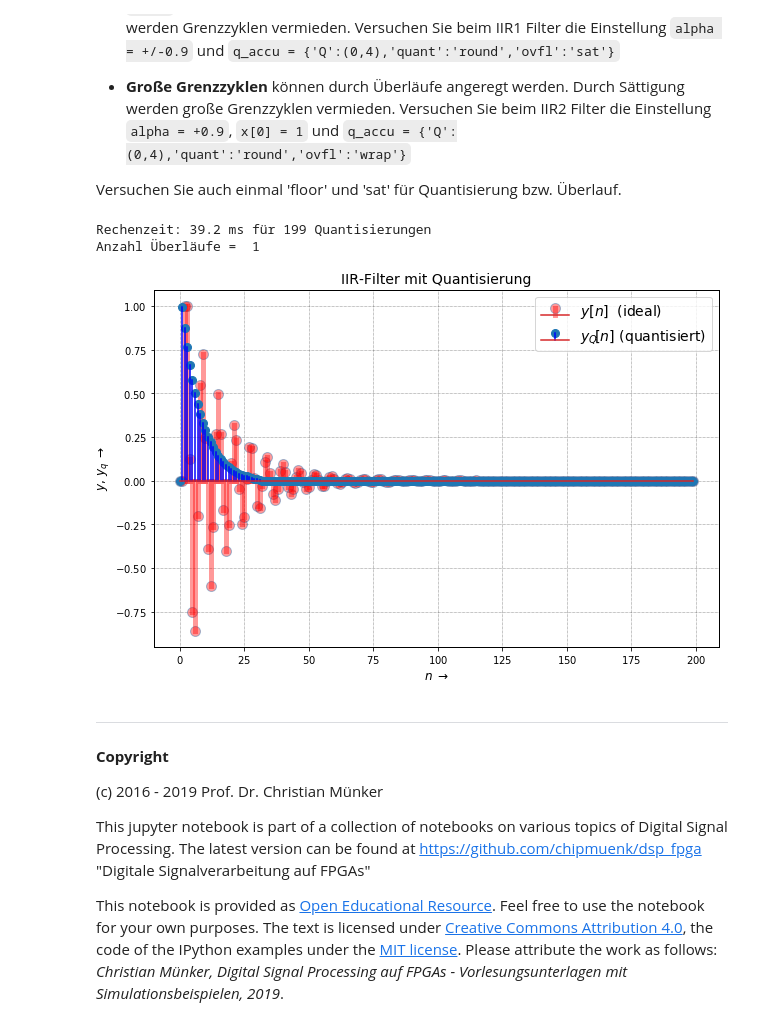
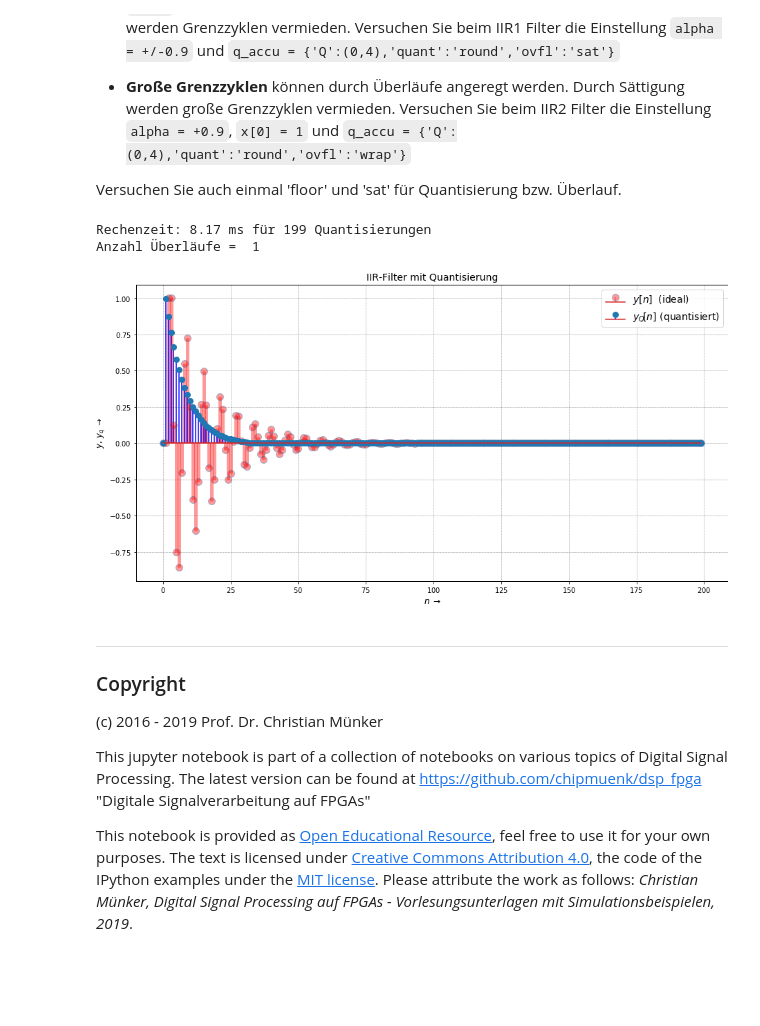
Before and after one commit to chipmuenk/dsp, a Jupyter notebook: notebooks/07_FIX/FIX_limit_cycles.ipynb, the cells around one changed output. Saved outputs shown, nothing was run; the diff lists cells and outputs as text; code cells hidden in the pictures; blank space fills up the shorter version.

Commit message:
update formatting Signed-off-by: Christian Münker <mail@chipmuenk.de>

```diff
--- a/notebooks/07_FIX/FIX_limit_cycles.ipynb
+++ b/notebooks/07_FIX/FIX_limit_cycles.ipynb
@@ -6,6 +6,8 @@ In diesem Notebook wird gezeigt, wie bei IIR - Filtern Quantisierung zu "Zero-In
 # %%
 import os, sys
 import time
+import numpy as np
+
 module_path = os.path.abspath(os.path.join('..')) # append directory one level up to import path
 if module_path not in sys.path:  # ... if it hasn't been appended already
     sys.path.append(module_path)
@@ -13,15 +15,9 @@ import dsp_fpga_lib as dsp # import and set plot properties
 import dsp_fpga_fix_lib as fx
 
 import matplotlib.pyplot as plt
-from matplotlib.pyplot import figure, plot, stem, grid, xlabel, ylabel, \
-    subplot, title, clf, xlim, ylim
 %matplotlib inline
-
-import numpy as np
-from numpy import sin, cos, tan, angle, pi, array, arange, log10, zeros, \
-  linspace, ones, sqrt
-
-plt.rcParams["figure.figsize"] = [9, 6]
+#plt.style.use('../script.mplstyle')
+figsize = {"figsize":(13,7)}
 # %% [markdown]
 ## Simulation
 Um den Einfluss von Quantisierung, Überlauf etc. auf die Eigenschaftgen eines Filters (oder eines anderen zeitdiskreten Systems) zu sehen, muss man das Filter im Zeitbereich simulieren. Alle anderen Analysemethoden (P/N-Diagramm, freqz() etc.) nutzen die z-Transformation, die nur für LTI-Systeme definiert ist. Quantisierung und Überlauf-/Sättigungseffekte sind aber nichtlineare Effekte!
@@ -32,7 +28,7 @@ def IIR1(q_inst, x, a):
     """
     Rekursives Filter mit y[i] = Q< x[i-1] + a y[i-1] >
     """
-    y = zeros(len(x))
+    y = np.zeros(len(x))
     for i in range(0,len(x)-1):
         y[i+1] = q_inst.fixp(x[i] + a * y[i])
     return y
@@ -41,7 +37,7 @@ def IIR2(q_inst, x, a):
     """
     Rekursives Filter mit y[i] = Q< x[i-2] + y[i-1] - a y[i-2] >
     """
-    y = zeros(len(x))
+    y = np.zeros(len(x))
     for i in range(len(x)-2):
         y[i+2] = q_inst.fixp(x[i] + y[i+1] - y[i]*a)
     return y
@@ -59,7 +55,7 @@ Versuchen Sie auch einmal 'floor' und 'sat' für Quantisierung bzw. Überlauf.
 alpha = 0.93 # Koeffizient
 N_sim = 200 # Anzahl Simulationsschritte
 
-x = zeros(N_sim); x[0] = 1.0 # x ist dirac-Stoß mit Gew. 1.0
+x = np.zeros(N_sim); x[0] = 1.0 # x ist dirac-Stoß mit Gew. 1.0
 
  # Koeffizientenquantisierung:
 q_coeff = {'WI':0,'WF':3,'quant':'round','ovfl':'wrap'}
@@ -71,49 +67,46 @@ q_accu = {'Q':0.8,'quant':'fix','ovfl':'sat'}  # große Grenzzyklen bei QI = 0
 
 # Keine Quantisierung ->  Werte für I, F beliebig
 q_ideal = {'WI':0,'WF':0,'quant':'none','ovfl':'none'}
 
 fx_coeff = fx.Fixed(q_coeff) # Fixpoint Object mit Parametern "q_coeff"
 alpha_q  = fx_coeff.fixp(alpha) # berechne  quantisierten Koeffizienten
 
 fx_IIR_id = fx.Fixed(q_ideal) # Fixpoint-Objekt ohne Quantisierung und Overflow
 fx_IIR = fx.Fixed(q_accu) # Fixpoint-Objekt mit Parametern "q_accu"
 
-n = arange(N_sim)
+n = np.arange(N_sim)
 t1 = time.perf_counter()
 
 y = IIR2(fx_IIR_id, x, alpha_q) # ohne Quantisierung
 #yq = IIR2(fx_IIR, x, alpha_q)
 yq = IIR1(fx_IIR, x, alpha_q)
 #
 t2 = time.perf_counter()
 print('Rechenzeit: {0:.3g} ms für {1} Quantisierungen'.format((t2-t1)*1000, fx_IIR.N))
 print('Anzahl Überläufe = ', fx_IIR.N_over)
 
-plt.close('all')
-fig1 = figure(1)
-ax1 = fig1.add_subplot(1,1,1);
+fig1, ax1 = plt.subplots(**figsize); ax1.grid(True)
 ax1.set_title('IIR-Filter mit Quantisierung')
 
-grid(True)
-mly, sly, bly = ax1.stem(n,y, label = r'$y[n]\;$ (ideal)')
+mly, sly, bly = ax1.stem(n,y, label = r'$y[n]\;$ (ideal)', use_line_collection=True)
 plt.setp(mly, 'markerfacecolor', 'r', 'markersize', 10 ,'alpha', 0.4) # markerline
 plt.setp(sly, 'color','r', 'linewidth', 5, 'alpha', 0.4) # stemline
-ax1.stem(n, yq, 'b', label = r'$y_Q\![n]$ (quantisiert)')
+ax1.stem(n, yq, 'b', label = r'$y_Q\![n]$ (quantisiert)', use_line_collection=True)
 ax1.legend(fontsize = 14);
 ax1.set_xlabel(r'$n \; \rightarrow$')
 ax1.set_ylabel(r'$y,\, y_q \; \rightarrow$')
 #
-plt.tight_layout()
+fig1.set_tight_layout(True)
 # %% [output]
-Rechenzeit: 39.2 ms für 199 Quantisierungen
+Rechenzeit: 8.17 ms für 199 Quantisierungen
 Anzahl Überläufe =  1
-[figure, old version]
+[figure, new version]
 # %% [markdown]
 ***
-**Copyright**
+### Copyright
 
 (c) 2016 - 2019 Prof. Dr. Christian Münker
 
 This jupyter notebook is part of a collection of notebooks on various topics of Digital Signal Processing. The latest version can be found at https://github.com/chipmuenk/dsp_fpga "Digitale Signalverarbeitung auf FPGAs"
 
-This notebook is provided as [Open Educational Resource](https://en.wikipedia.org/wiki/Open_educational_resources). Feel free to use the notebook for your own purposes. The text is licensed under [Creative Commons Attribution 4.0](https://creativecommons.org/licenses/by/4.0/), the code of the IPython examples under the [MIT license](https://opensource.org/licenses/MIT). Please attribute the work as follows: *Christian Münker, Digital Signal Processing auf FPGAs - Vorlesungsunterlagen mit Simulationsbeispielen, 2019*.
+This notebook is provided as [Open Educational Resource](https://en.wikipedia.org/wiki/Open_educational_resources), feel free to use it for your own purposes. The text is licensed under [Creative Commons Attribution 4.0](https://creativecommons.org/licenses/by/4.0/), the code of the IPython examples under the [MIT license](https://opensource.org/licenses/MIT). Please attribute the work as follows: *Christian Münker, Digital Signal Processing auf FPGAs - Vorlesungsunterlagen mit Simulationsbeispielen, 2019*.
```
Also changed, not shown: 5 other files.
